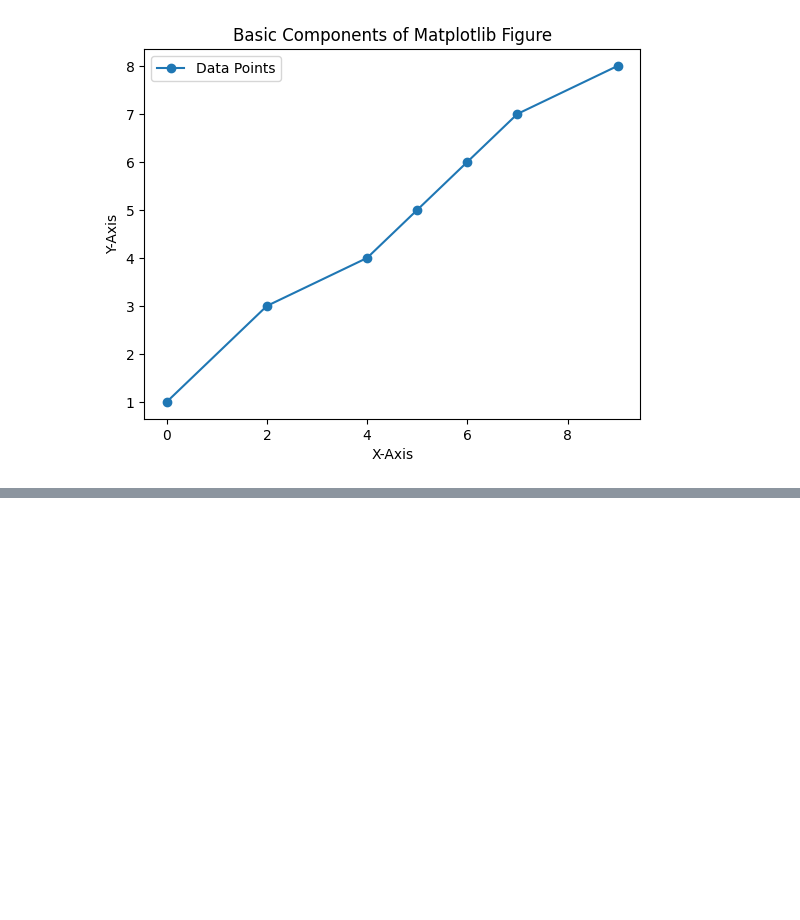
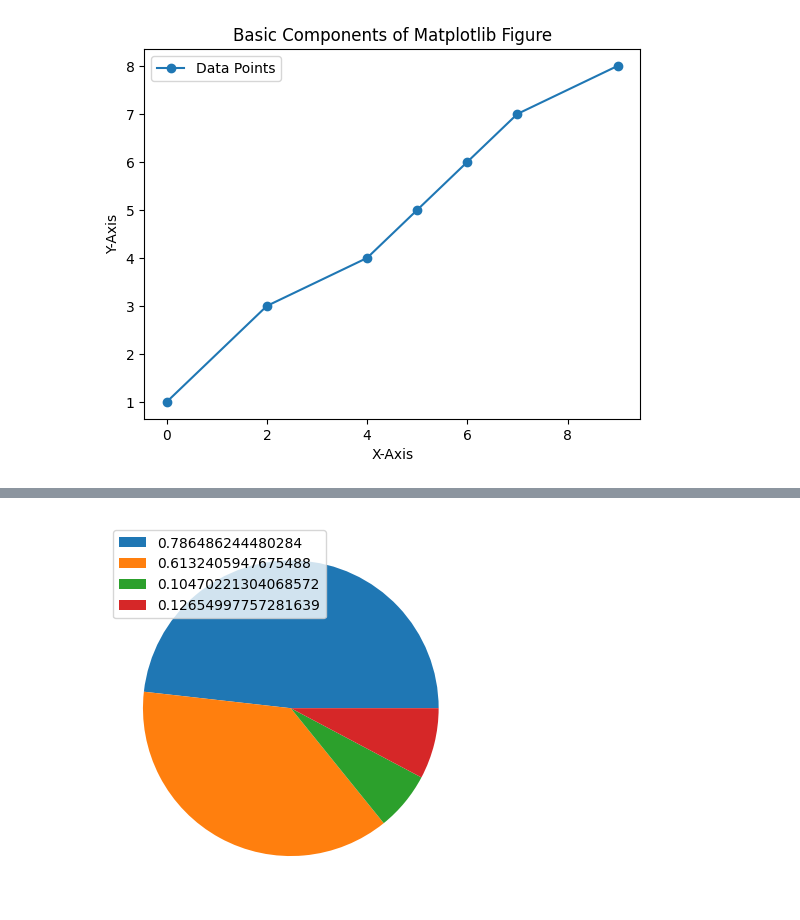
Before and after one commit to ESET0094/BasicTechTraining, a Jupyter notebook: Python/Day_05/Day_05_DataVisualization.ipynb, the cells around one changed output, grey strips where cells are left out. Cells and saved outputs as stored; diff of their text form; code cells hidden in the pictures; blank space fills up the shorter version.

```diff
--- a/Python/Day_05/Day_05_DataVisualization.ipynb
+++ b/Python/Day_05/Day_05_DataVisualization.ipynb
@@ -15,0 +25,9 @@ ax.legend()
+# %%
+Z = np.random.uniform(0,1,4)
+ax.pie(Z)
+labels= Z
+plt.pie(Z)
+plt.legend(labels, loc="best")
+plt.show()
+# %% [output]
+[figure, added]
```
Also changed, not shown: parts of 1 cell of this notebook, 1 other file.
